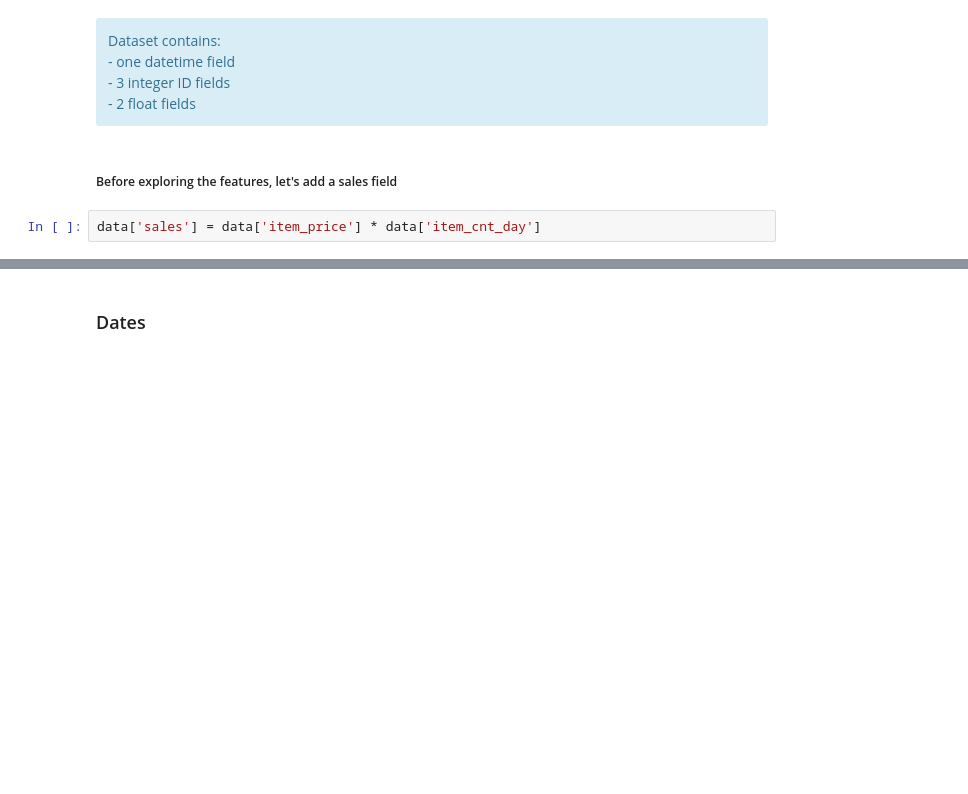
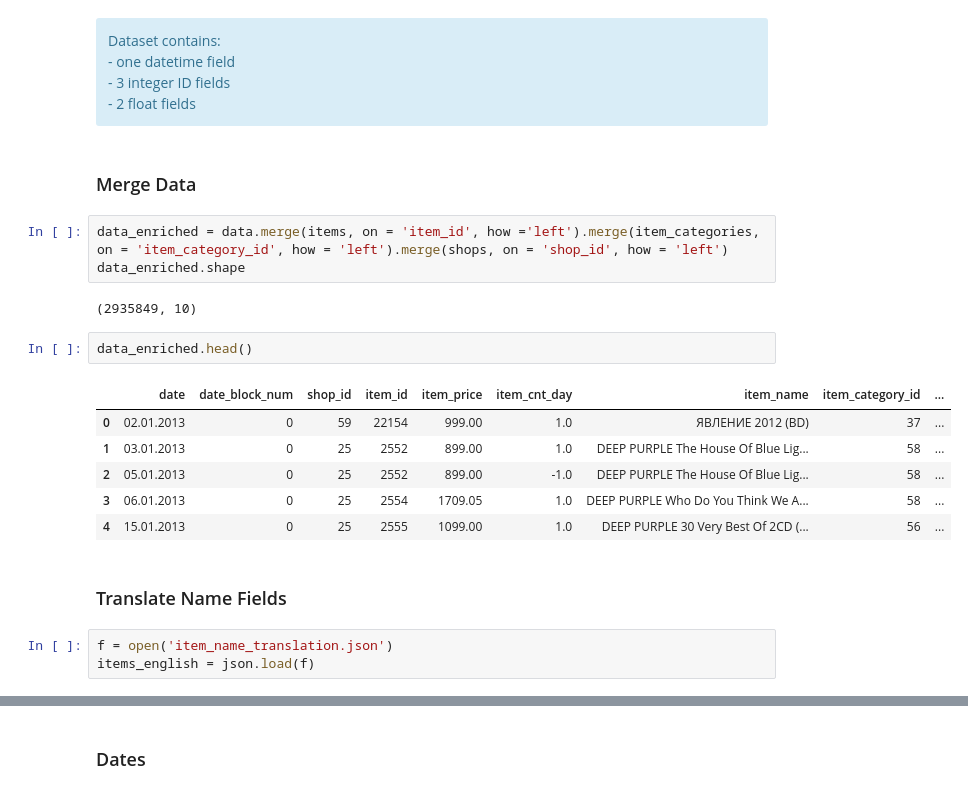
Before and after one commit to paulrousset/kaggle-future-sales, a Jupyter notebook: 01 - Exploration.ipynb, the cells around one changed output, grey strips where cells are left out. Cells and saved outputs as stored; diff of their text form; blank space fills up the shorter version.

```diff
--- a/01 - Exploration.ipynb
+++ b/01 - Exploration.ipynb
@@ -147,7 +164,24 @@ Dataset contains: <br>
 - one datetime field<br>
 - 3 integer ID fields<br>
 - 2 float fields<br>
-# %% [markdown]
-##### Before exploring the features, let's add a sales field
-# %%
-data['sales'] = data['item_price'] * data['item_cnt_day']
+# %% [markdown]
+### Merge Data
+# %%
+data_enriched = data.merge(items, on = 'item_id', how ='left').merge(item_categories, on = 'item_category_id', how = 'left').merge(shops, on = 'shop_id', how = 'left')
+data_enriched.shape
+# %% [output]
+(2935849, 10)
+# %%
+data_enriched.head()
+# %% [output]
+|  | date | date_block_num | shop_id | item_id | item_price | item_cnt_day | item_name | item_category_id | ... |
+| 0 | 02.01.2013 | 0 | 59 | 22154 | 999.00 | 1.0 | ЯВЛЕНИЕ 2012 (BD) | 37 | ... |
+| 1 | 03.01.2013 | 0 | 25 | 2552 | 899.00 | 1.0 | DEEP PURPLE The House Of Blue Lig... | 58 | ... |
+| 2 | 05.01.2013 | 0 | 25 | 2552 | 899.00 | -1.0 | DEEP PURPLE The House Of Blue Lig... | 58 | ... |
+| 3 | 06.01.2013 | 0 | 25 | 2554 | 1709.05 | 1.0 | DEEP PURPLE Who Do You Think We A... | 58 | ... |
+| 4 | 15.01.2013 | 0 | 25 | 2555 | 1099.00 | 1.0 | DEEP PURPLE 30 Very Best Of 2CD (... | 56 | ... |
+# %% [markdown]
+### Translate Name Fields
+# %%
+f = open('item_name_translation.json')
+items_english = json.load(f)
```
Also changed, not shown: parts of 78 cells of this notebook, 5 other files.
